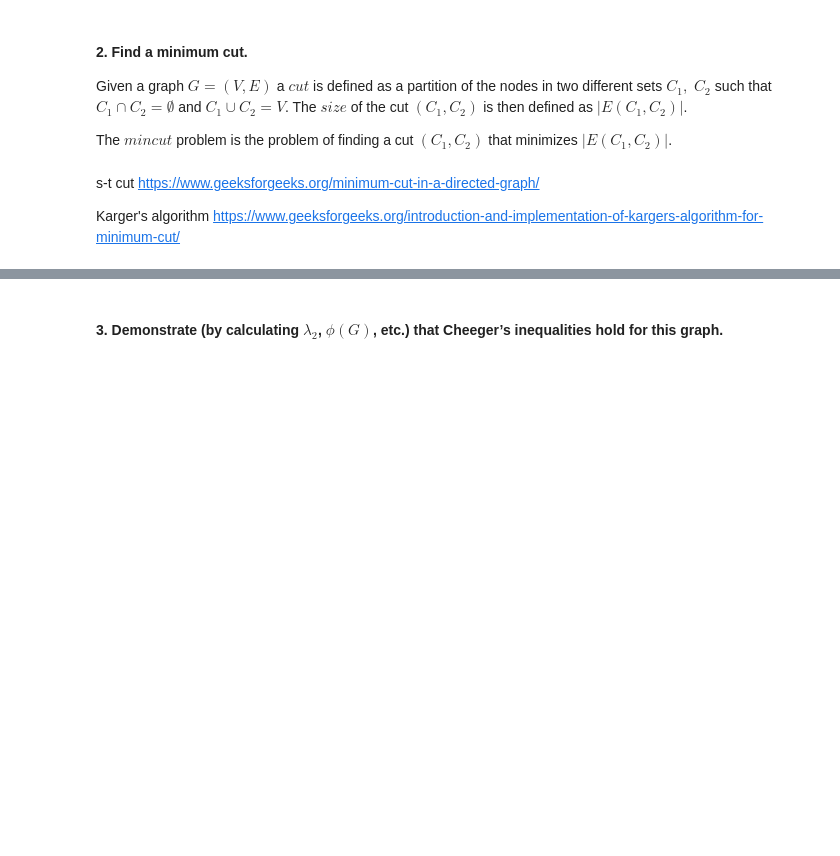
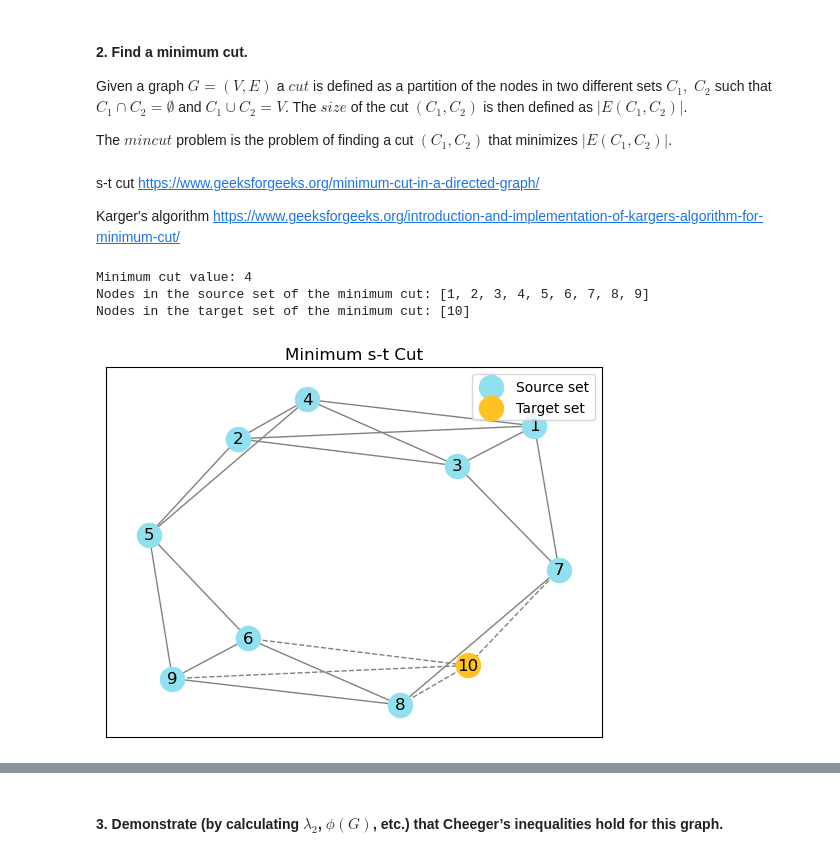
Before and after one commit to laacri/SNOM-social-networks, a Jupyter notebook: Homework/Problem2.ipynb, the cells around one changed output, grey strips where cells are left out. Drawn from its saved outputs; the diff is of its cells as text; code cells hidden in the pictures; blank space fills up the shorter version.

```diff
--- a/Homework/Problem2.ipynb
+++ b/Homework/Problem2.ipynb
@@ -137,3 +188,48 @@ https://www.geeksforgeeks.org/minimum-cut-in-a-directed-graph/
 
 Karger's algorithm
 https://www.geeksforgeeks.org/introduction-and-implementation-of-kargers-algorithm-for-minimum-cut/
+# %%
+G1 = G.copy()
+
+# Assign default capacity of 1 to each edge if not specified
+for u, v in G1.edges():
+    G1[u][v]['capacity'] = 1
+
+# Define source and target nodes (you can choose any pair of nodes)
+source, target = 1, 10
+
+# Find the minimum cut
+cut_value, partition = nx.minimum_cut(G1, source, target, capacity='capacity')
+reachable, non_reachable = partition
+
+print(f"Minimum cut value: {cut_value}")
+print(f"Nodes in the source set of the minimum cut: {sorted(reachable)}")
+print(f"Nodes in the target set of the minimum cut: {sorted(non_reachable)}")
+
+# Identify cut edges
+cut_edges = []
+for u, v in G.edges():
+    if (u in reachable and v in non_reachable) or (u in non_reachable and v in reachable):
+        cut_edges.append((u, v))
+
+# Draw the graph
+pos = nx.spring_layout(G)  # positions for all nodes
+
+# Draw the graph with source set and target set
+nx.draw_networkx_nodes(G, pos, nodelist=reachable, node_color='#90e0ef', label="Source set")
+nx.draw_networkx_nodes(G, pos, nodelist=non_reachable, node_color='#ffc222', label="Target set") # f7a072 ffb200
+nx.draw_networkx_edges(G, pos, edgelist=[edge for edge in G.edges() if edge not in cut_edges], edge_color='gray')
+nx.draw_networkx_edges(G, pos, edgelist=cut_edges, edge_color='gray', style='dashed')
+# Add labels
+nx.draw_networkx_labels(G, pos)
+# Legend
+plt.legend()
+
+plt.title("Minimum s-t Cut")
+#plt.savefig("./images/minimum_s-t_cut.png")
+plt.show()
+# %% [output]
+Minimum cut value: 4
+Nodes in the source set of the minimum cut: [1, 2, 3, 4, 5, 6, 7, 8, 9]
+Nodes in the target set of the minimum cut: [10]
+[figure, added]
```
Also changed, not shown: parts of 20 cells of this notebook, 5 other files.
